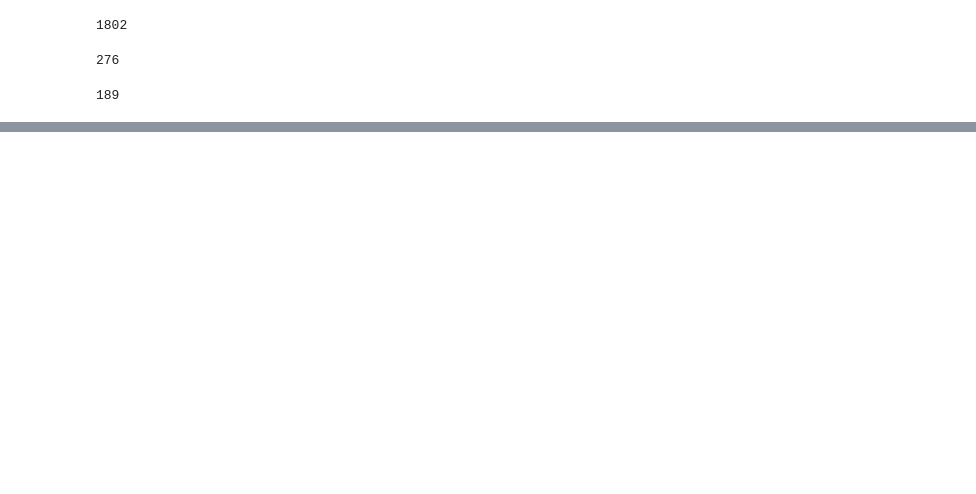
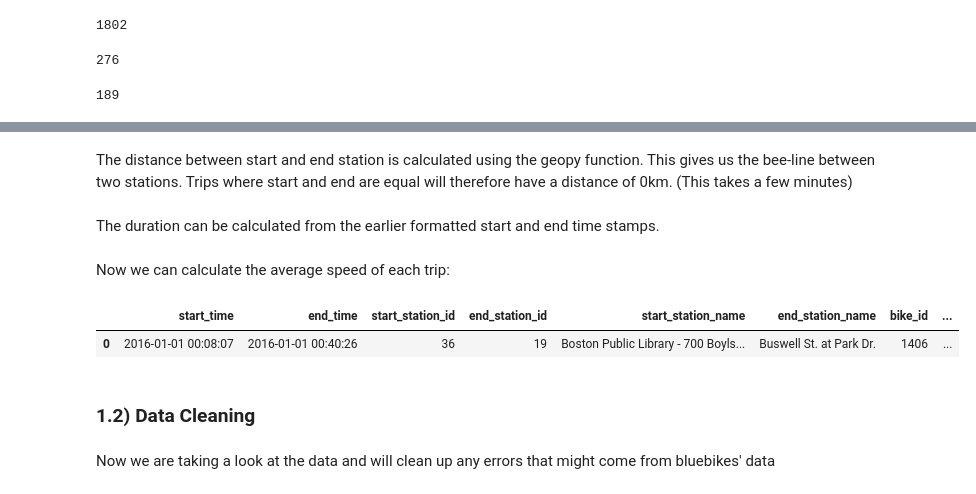
Before and after one commit to renefreitag/Data_Vipers, a Jupyter notebook: CBA/OMNI_BOOK.ipynb, the cells around one changed output, grey strips where cells are left out. Saved outputs shown, nothing was run; the diff lists cells and outputs as text; code cells hidden in the pictures; blank space fills up the shorter version.

```diff
--- a/CBA/OMNI_BOOK.ipynb
+++ b/CBA/OMNI_BOOK.ipynb
@@ -172,0 +188,22 @@ df["end_coordinates2"] = list(zip(df["end_lat"],df["end_long"]))
+# %% [markdown]
+The distance between start and end station is calculated using the geopy function.
+This gives us the bee-line between two stations. Trips where start and end are equal will therefore have a distance of 0km. (This takes a few minutes)
+# %%
+df['distance_km'] = df.apply(lambda row: calc_distances(row.start_coordinates, row.end_coordinates), axis=1)
+# %% [markdown]
+The duration can be calculated from the earlier formatted start and end time stamps.
+# %%
+df["duration_sec"] = df.apply(lambda row: calc_durations(row.end_time,row.start_time), axis=1)
+# %% [markdown]
+Now we can calculate the average speed of each trip:
+# %%
+df["speed_kmh"] = (df["distance_km"]/(df["duration_sec"]/3600))
+# %%
+df.head(1)
+# %% [output]
+|  | start_time | end_time | start_station_id | end_station_id | start_station_name | end_station_name | bike_id | ... |
+| 0 | 2016-01-01 00:08:07 | 2016-01-01 00:40:26 | 36 | 19 | Boston Public Library - 700 Boyls... | Buswell St. at Park Dr. | 1406 | ... |
+# %% [markdown]
+### 1.2) Data Cleaning
+# %% [markdown]
+Now we are taking a look at the data and will clean up any errors that might come from bluebikes' data
```
Also changed, not shown: parts of 90 cells of this notebook, 1 other file.
